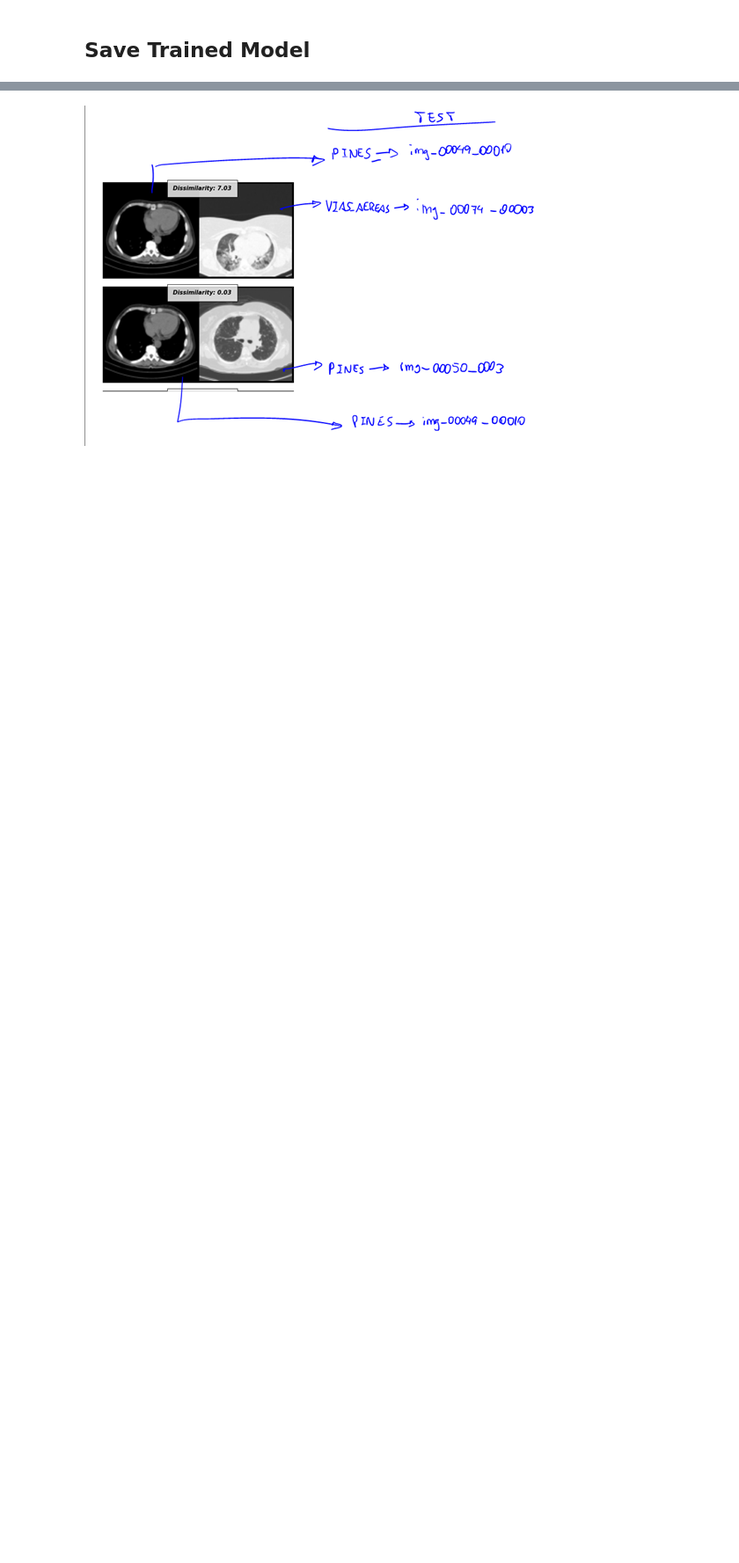
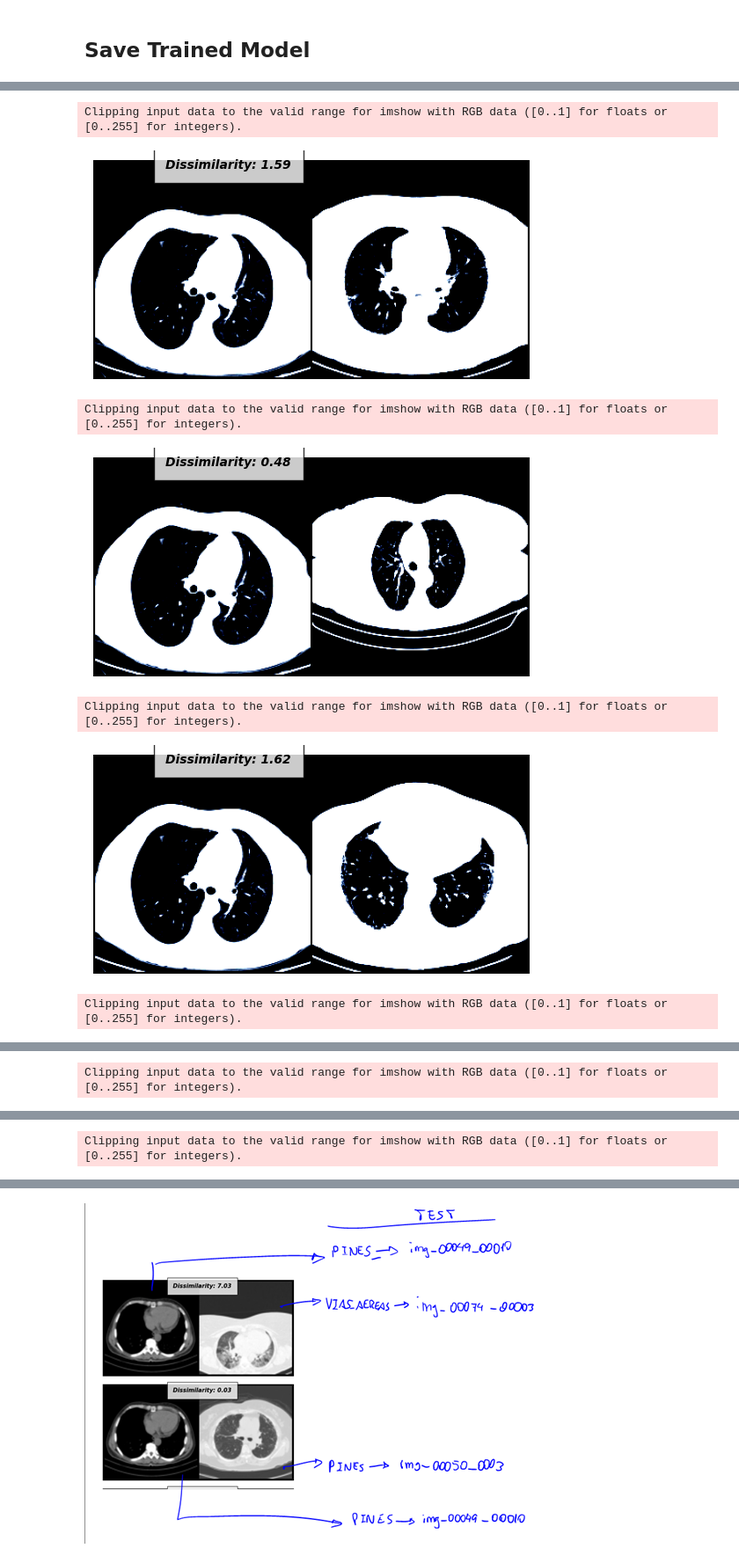
Before and after one commit to DiegoPaezA/siameseNN_covid, a Jupyter notebook: Siamese_8Vgg11.ipynb, the cells around one changed output, grey strips where cells are left out. Shown at 88% size. Cells and saved outputs as stored; diff of their text form; code cells hidden in the pictures; blank space fills up the shorter version.

```diff
--- a/Siamese_8Vgg11.ipynb
+++ b/Siamese_8Vgg11.ipynb
@@ -21,0 +19,3 @@ from utils.siamese_dataset import SiameseNetworkDataset
+# %%
+device = torch.device('cuda:0' if torch.cuda.is_available() else 'cpu')
+print(device)
@@ -123,6 +143,6 @@ dataloaders={'train': train_dataloader,
               'val': val_dataloader}
 # %%
 #net = SiameseNetwork().cuda()
-net = SiameseNetwork().cuda()
-criterion = ContrastiveLoss()
+net = SiameseNetwork().to(device)
+criterion = ContrastiveLoss().to(device)
 optimizer = optim.Adam(net.parameters(), lr = 0.00001)
@@ -133,4 +153,4 @@ optimizer = optim.Adam(net.parameters(), lr = 0.00001)
 model,metrics =net.train_eval(net,optimizer,
                               criterion,
                               dataloaders,
-                              num_epochs = 100)
+                              num_epochs = 5)
@@ -164,27 +232,39 @@ model.eval()
 # %%
 # Locate the test dataset and load it into the SiameseNetworkDataset
 test_transformation = transforms.Compose([transforms.Resize((224,224)),
                                      transforms.ToTensor(),
                                      transforms.Normalize(mean=[0.485, 0.456, 0.406], std=[0.229, 0.224, 0.225])
-
                                      ])
 
 folder_test = SiameseNetworkDataset(root_path=os.path.join('dataset_jpg1','test'), transform=test_transformation)
 
 
 test_dataloader = DataLoader(folder_test, num_workers=0, batch_size=1, shuffle=True)
 
 # Grab one image that we are going to test
 dataiter = iter(test_dataloader)
+
+# First image
 x0, _, _ = next(dataiter)
+x0 = x0.to(device)
 
 for i in range(10):
     # Iterate over 10 images and test them with the first image (x0)
     _, x1, label2 = next(dataiter)
+    x1 = x1.to(device)
 
     # Concatenate the two images together
     concatenated = torch.cat((x0, x1), 0)
 
     output1, output2 = model(x0, x1)
     euclidean_distance = F.pairwise_distance(output1, output2)
+
     imshow(torchvision.utils.make_grid(concatenated), f'Dissimilarity: {euclidean_distance.item():.2f}')
+# %% [output]
+Clipping input data to the valid range for imshow with RGB data ([0..1] for floats or [0..255] for integers).
+[figure, added]
+Clipping input data to the valid range for imshow with RGB data ([0..1] for floats or [0..255] for integers).
+[figure, added]
+Clipping input data to the valid range for imshow with RGB data ([0..1] for floats or [0..255] for integers).
+[figure, added]
+Clipping input data to the valid range for imshow with RGB data ([0..1] for floats or [0..255] for integers).
@@ -190,0 +272 @@ for i in range(10):
+Clipping input data to the valid range for imshow with RGB data ([0..1] for floats or [0..255] for integers).
@@ -190,0 +274 @@ for i in range(10):
+Clipping input data to the valid range for imshow with RGB data ([0..1] for floats or [0..255] for integers).
```
Also changed, not shown: parts of 18 cells of this notebook.
